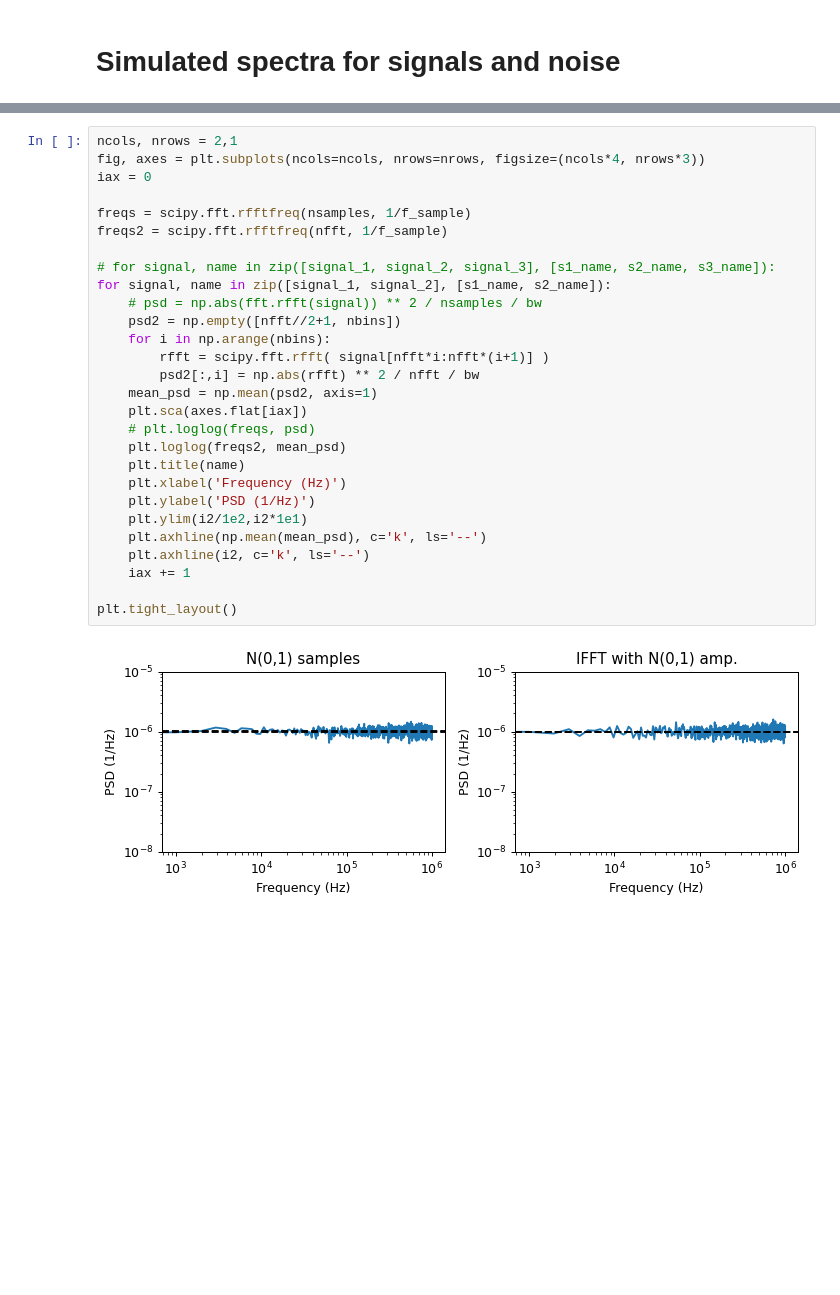
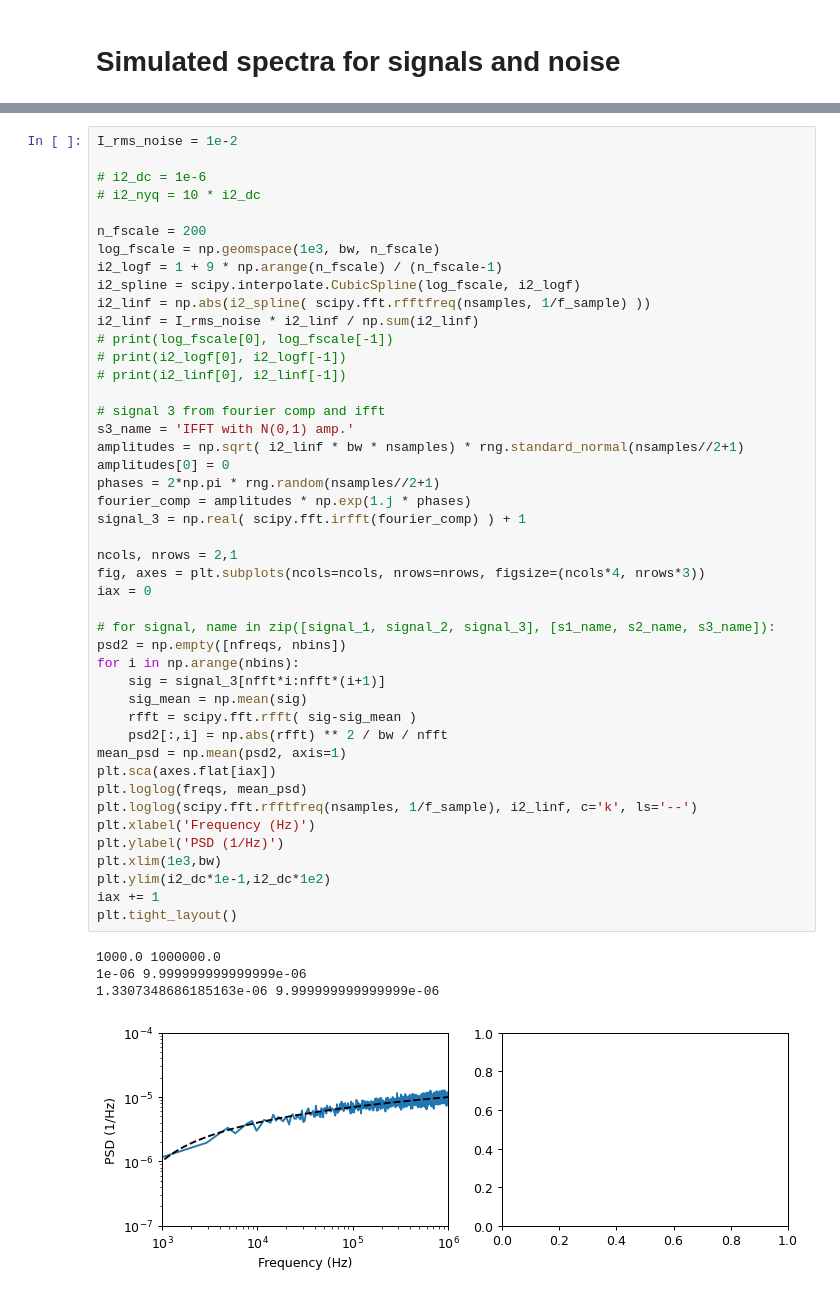
Before and after one commit to drsmith48/w7x-bes-design, a Jupyter notebook: signal_plots.ipynb, the cells around one changed output, grey strips where cells are left out. Saved outputs shown, nothing was run; the diff lists cells and outputs as text; blank space fills up the shorter version.

```diff
--- a/signal_plots.ipynb
+++ b/signal_plots.ipynb
@@ -142,30 +148,50 @@ IFFT with N(0,1) amp.
-# %%
-ncols, nrows = 2,1
-fig, axes = plt.subplots(ncols=ncols, nrows=nrows, figsize=(ncols*4, nrows*3))
-iax = 0
-
-freqs = scipy.fft.rfftfreq(nsamples, 1/f_sample)
-freqs2 = scipy.fft.rfftfreq(nfft, 1/f_sample)
-
-# for signal, name in zip([signal_1, signal_2, signal_3], [s1_name, s2_name, s3_name]):
-for signal, name in zip([signal_1, signal_2], [s1_name, s2_name]):
-    # psd = np.abs(fft.rfft(signal)) ** 2 / nsamples / bw
-    psd2 = np.empty([nfft//2+1, nbins])
-    for i in np.arange(nbins):
-        rfft = scipy.fft.rfft( signal[nfft*i:nfft*(i+1)] )
-        psd2[:,i] = np.abs(rfft) ** 2 / nfft / bw
-    mean_psd = np.mean(psd2, axis=1)
-    plt.sca(axes.flat[iax])
-    # plt.loglog(freqs, psd)
-    plt.loglog(freqs2, mean_psd)
-    plt.title(name)
-    plt.xlabel('Frequency (Hz)')
-    plt.ylabel('PSD (1/Hz)')
-    plt.ylim(i2/1e2,i2*1e1)
-    plt.axhline(np.mean(mean_psd), c='k', ls='--')
-    plt.axhline(i2, c='k', ls='--')
-    iax += 1
-
-plt.tight_layout()
-# %% [output]
-[figure, removed]
+# %%
+I_rms_noise = 1e-2
+
+# i2_dc = 1e-6
+# i2_nyq = 10 * i2_dc
+
+n_fscale = 200
+log_fscale = np.geomspace(1e3, bw, n_fscale)
+i2_logf = 1 + 9 * np.arange(n_fscale) / (n_fscale-1)
+i2_spline = scipy.interpolate.CubicSpline(log_fscale, i2_logf)
+i2_linf = np.abs(i2_spline( scipy.fft.rfftfreq(nsamples, 1/f_sample) ))
+i2_linf = I_rms_noise * i2_linf / np.sum(i2_linf)
+# print(log_fscale[0], log_fscale[-1])
+# print(i2_logf[0], i2_logf[-1])
+# print(i2_linf[0], i2_linf[-1])
+
+# signal 3 from fourier comp and ifft
+s3_name = 'IFFT with N(0,1) amp.'
+amplitudes = np.sqrt( i2_linf * bw * nsamples) * rng.standard_normal(nsamples//2+1)
+amplitudes[0] = 0
+phases = 2*np.pi * rng.random(nsamples//2+1)
+fourier_comp = amplitudes * np.exp(1.j * phases)
+signal_3 = np.real( scipy.fft.irfft(fourier_comp) ) + 1
+
+ncols, nrows = 2,1
+fig, axes = plt.subplots(ncols=ncols, nrows=nrows, figsize=(ncols*4, nrows*3))
+iax = 0
+
+# for signal, name in zip([signal_1, signal_2, signal_3], [s1_name, s2_name, s3_name]):
+psd2 = np.empty([nfreqs, nbins])
+for i in np.arange(nbins):
+    sig = signal_3[nfft*i:nfft*(i+1)]
+    sig_mean = np.mean(sig)
+    rfft = scipy.fft.rfft( sig-sig_mean )
+    psd2[:,i] = np.abs(rfft) ** 2 / bw / nfft
+mean_psd = np.mean(psd2, axis=1)
+plt.sca(axes.flat[iax])
+plt.loglog(freqs, mean_psd)
+plt.loglog(scipy.fft.rfftfreq(nsamples, 1/f_sample), i2_linf, c='k', ls='--')
+plt.xlabel('Frequency (Hz)')
+plt.ylabel('PSD (1/Hz)')
+plt.xlim(1e3,bw)
+plt.ylim(i2_dc*1e-1,i2_dc*1e2)
+iax += 1
+plt.tight_layout()
+# %% [output]
+1000.0 1000000.0
+1e-06 9.999999999999999e-06
+1.3307348686185163e-06 9.999999999999999e-06
+[figure, added]
```
Also changed, not shown: parts of 4 cells of this notebook.
